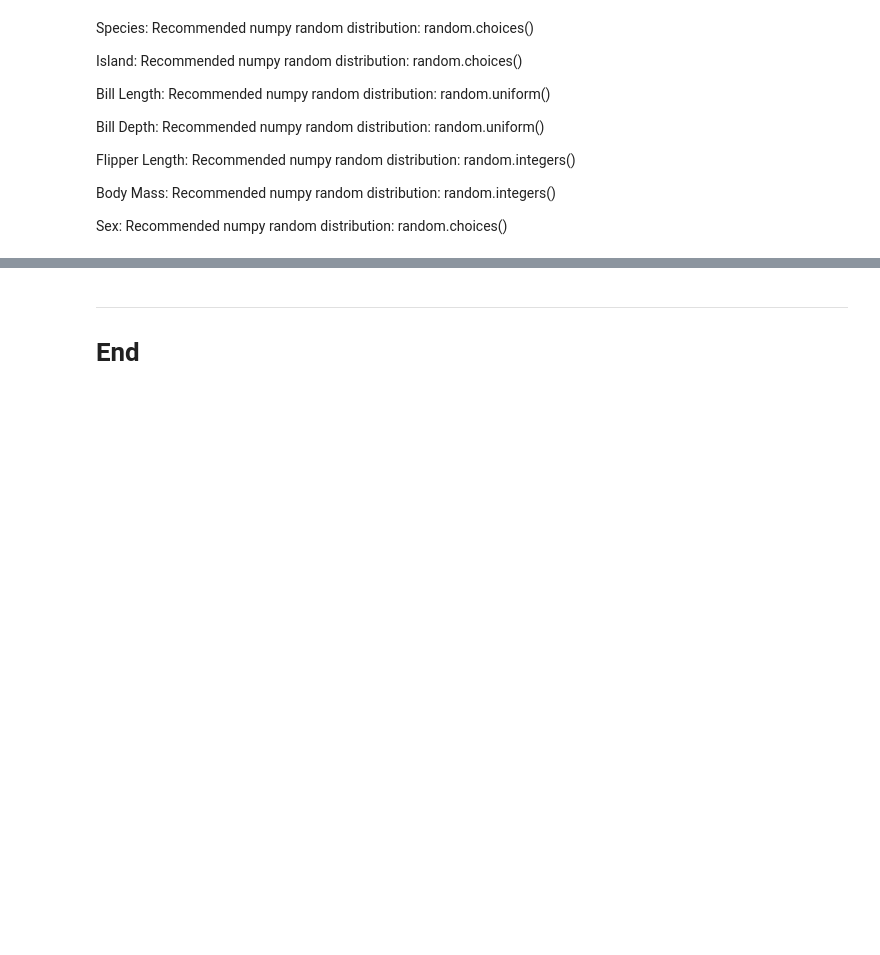
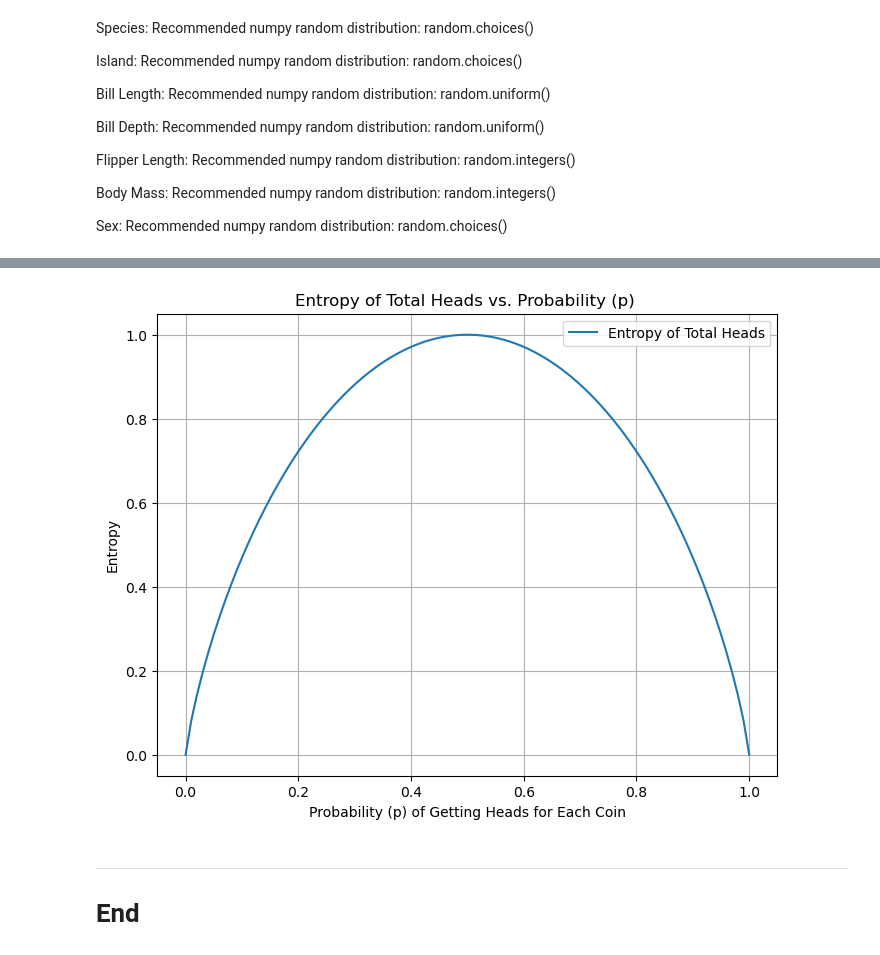
Before and after one commit to frankquinn89/Fundamentals_of_Data_Analysis, a Jupyter notebook: tasks.ipynb, the cells around one changed output, grey strips where cells are left out. Cells and saved outputs as stored; diff of their text form; code cells hidden in the pictures; blank space fills up the shorter version.

```diff
--- a/tasks.ipynb
+++ b/tasks.ipynb
@@ -108,3 +114,36 @@ Recommended numpy random distribution: random.choices()
+# %%
+import numpy as np
+import matplotlib.pyplot as plt
+
+# Define a range of probabilities (p values)
+p_values = np.linspace(0, 1, 100)  # Values from 0 to 1 with 101 points
+
+# Initialize lists to store entropies
+entropy_values = []
+
+# Function to calculate entropy
+def entropy(p):
+    if p == 0 or p == 1:
+        return 0  # Entropy is 0 for deterministic outcomes (0 or 2 heads)
+    else:
+        q = 1 - p
+        return -(p * np.log2(p) + q * np.log2(q))
+
+# Calculate entropy for each p value
+for p in p_values:
+    entropy_values.append(entropy(p))
+
+# Plot the results
+plt.figure(figsize=(8, 6))
+plt.plot(p_values, entropy_values, label='Entropy of Total Heads')
+plt.xlabel('Probability (p) of Getting Heads for Each Coin')
+plt.ylabel('Entropy')
+plt.title('Entropy of Total Heads vs. Probability (p) ')
+plt.grid(True)
+plt.legend()
+plt.show()
+# %% [output]
+[figure, added]
 # %% [markdown]
 ***
 
```
Also changed, not shown: parts of 1 cell of this notebook.
